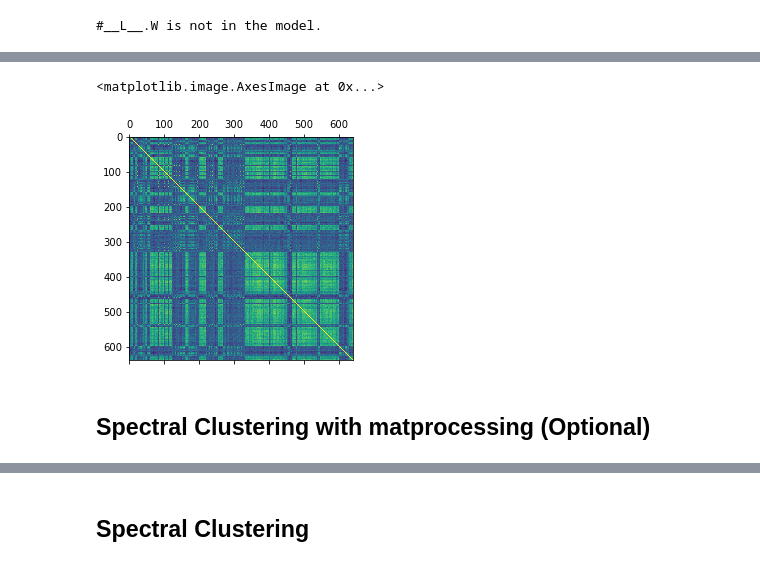
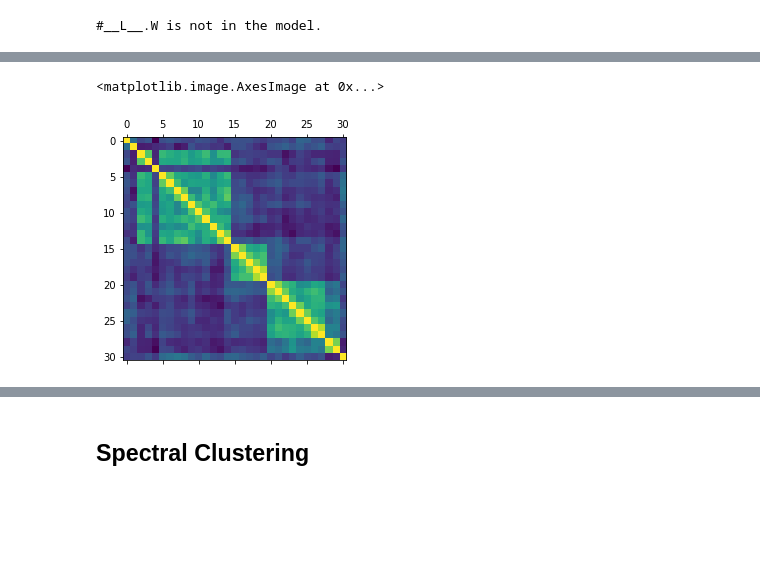
Before and after one commit to zhiyongchenGREAT/GREAT_ASV_system, a Jupyter notebook: diarization/Diarization_offline_lab.ipynb, the cells around one changed output, grey strips where cells are left out. Saved outputs shown, nothing was run; the diff lists cells and outputs as text; code cells hidden in the pictures; blank space fills up the shorter version.

```diff
--- a/diarization/Diarization_offline_lab.ipynb
+++ b/diarization/Diarization_offline_lab.ipynb
@@ -167,0 +40,5 @@ answer_dict_tmpinsample = answer_dict_tmpinsample_uem
+# %%
+with open(sad_out_path, 'w') as f:
+    for i in res:
+        line = str(i['start']) + '\t' + str(i['end']) + '\t' + 'speech\n'
+        f.write(line)
@@ -167,0 +65,7 @@ answer_dict_tmpinsample = answer_dict_tmpinsample_uem
+# %%
+raw_wav_path = 'test.wav'
+sad_path = 'sad.lab'
+# %%
+with open(sad_path, 'r') as f:
+    sad = f.readlines()
+raw_wav = wavfile.read(raw_wav_path)[1]
@@ -418,20 +372,15 @@ spks_matind2time['DH_EVAL_0001.wav']
 # %%
-spks_tmpmatrix = {}
-for count, i in enumerate(answer_dict_tmpinsample2):
+matind2time = perspk_matind2time
+whole_wav = raw_wav
+embs = None
+for j in range(len(matind2time)):
+    start, end = matind2time[j].split('.')
+    start, end = int(start), int(end)
+    if embs is not None:
+        embs = torch.cat([embs, audio2emb(whole_wav[start:end])], dim=0)
+    else:
+        embs = audio2emb(whole_wav[start:end])
 
-    matind2time = spks_matind2time[i]
-    whole_wav = raw_wav_dict[i]
-    embs = None
-    for j in range(len(matind2time)):
-        start, end = matind2time[j].split('.')
-        start, end = int(start), int(end)
-        if embs is not None:
-            embs = torch.cat([embs, audio2emb(whole_wav[start:end])], dim=0)
-        else:
-            embs = audio2emb(whole_wav[start:end])
-
-    embs_n = F.normalize(embs, p=2, dim=1)
-    similarity = embs_n.mm(embs_n.T)
-    similarity = similarity.numpy()
-    spks_tmpmatrix[i] = similarity
-    print(count)
+embs_n = F.normalize(embs, p=2, dim=1)
+similarity = embs_n.mm(embs_n.T)
+similarity = similarity.numpy()
@@ -466,5 +391,5 @@ or from the matplotlib source distribution
 # %%
-plt.matshow(spks_tmpmatrix['DH_EVAL_0011.wav'])
+plt.matshow(similarity)
 # %% [output]
 <matplotlib.image.AxesImage at 0x...>
-[figure, old version]
+[figure, new version]
@@ -476,2 +395,0 @@ with open('spks_tmpmatrix_t2_uem', 'wb') as f:
-# %% [markdown]
-## Spectral Clustering with matprocessing (Optional)
```
Also changed, not shown: parts of 151 cells of this notebook, 6 other files.
